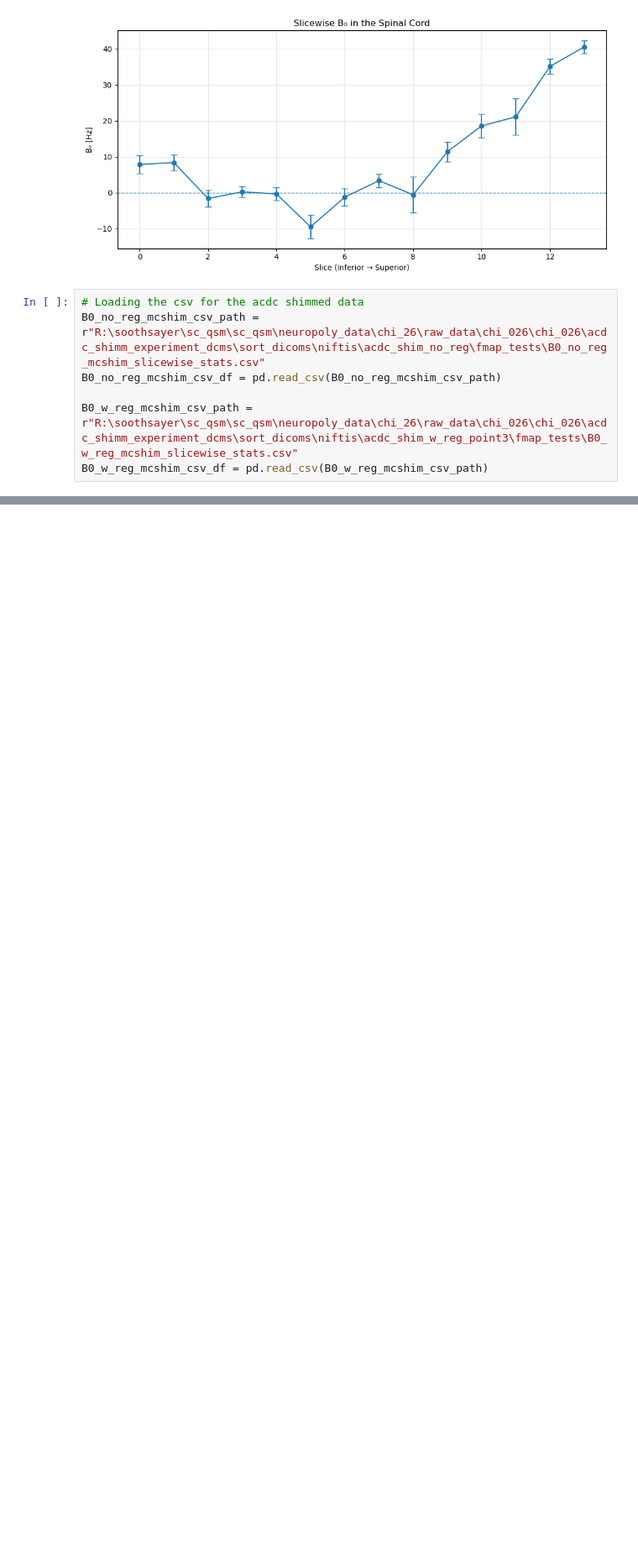
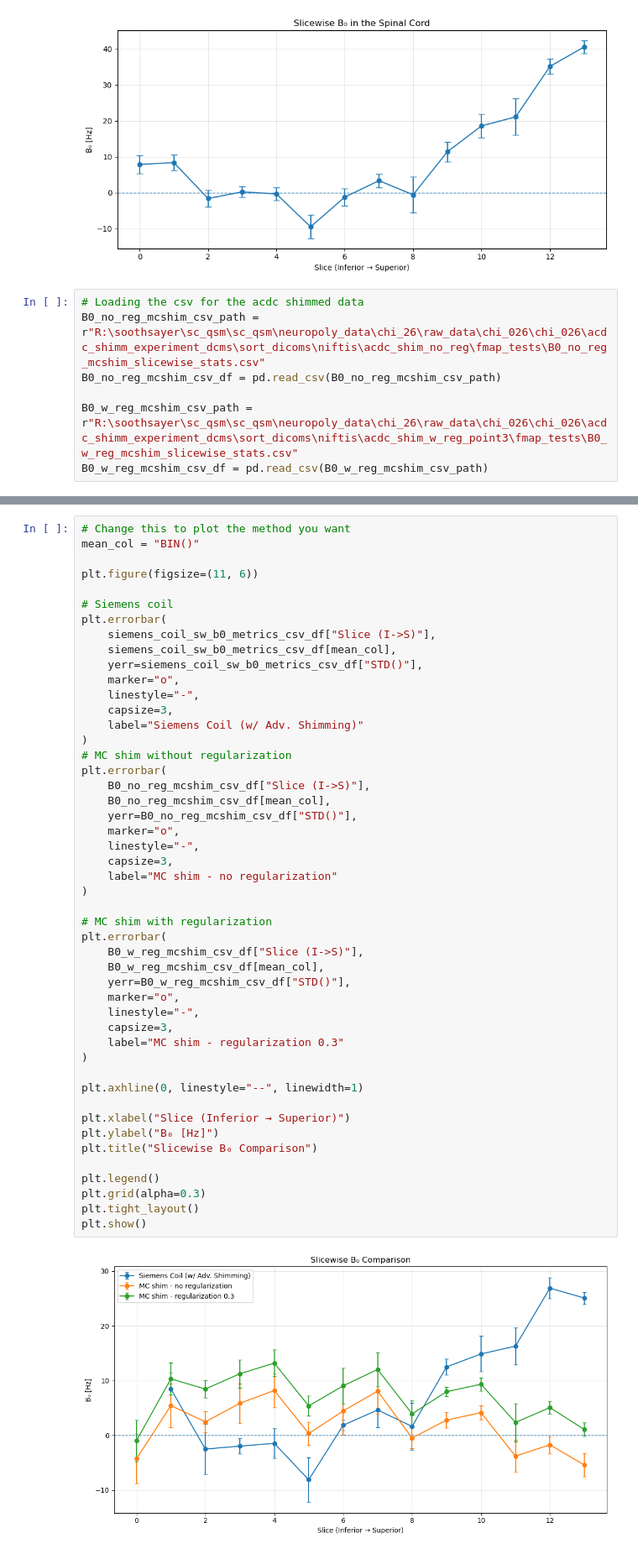
Before and after one commit to sriosq/Image-processing-strategies, a Jupyter notebook: realtime_shimming/acdc_shimm_analysis.ipynb, the cells around one changed output, grey strips where cells are left out. Shown at 84% size. Saved outputs shown, nothing was run; the diff lists cells and outputs as text; blank space fills up the shorter version.

```diff
--- a/realtime_shimming/acdc_shimm_analysis.ipynb
+++ b/realtime_shimming/acdc_shimm_analysis.ipynb
@@ -112,0 +186,50 @@ plt.show()
+# %%
+# Change this to plot the method you want
+mean_col = "BIN()"
+
+plt.figure(figsize=(11, 6))
+
+# Siemens coil
+plt.errorbar(
+    siemens_coil_sw_b0_metrics_csv_df["Slice (I->S)"],
+    siemens_coil_sw_b0_metrics_csv_df[mean_col],
+    yerr=siemens_coil_sw_b0_metrics_csv_df["STD()"],
+    marker="o",
+    linestyle="-",
+    capsize=3,
+    label="Siemens Coil (w/ Adv. Shimming)"
+)
+# MC shim without regularization
+plt.errorbar(
+    B0_no_reg_mcshim_csv_df["Slice (I->S)"],
+    B0_no_reg_mcshim_csv_df[mean_col],
+    yerr=B0_no_reg_mcshim_csv_df["STD()"],
+    marker="o",
+    linestyle="-",
+    capsize=3,
+    label="MC shim - no regularization"
+)
+
+# MC shim with regularization
+plt.errorbar(
+    B0_w_reg_mcshim_csv_df["Slice (I->S)"],
+    B0_w_reg_mcshim_csv_df[mean_col],
+    yerr=B0_w_reg_mcshim_csv_df["STD()"],
+    marker="o",
+    linestyle="-",
+    capsize=3,
+    label="MC shim - regularization 0.3"
+)
+
+plt.axhline(0, linestyle="--", linewidth=1)
+
+plt.xlabel("Slice (Inferior → Superior)")
+plt.ylabel("B₀ [Hz]")
+plt.title("Slicewise B₀ Comparison")
+
+plt.legend()
+plt.grid(alpha=0.3)
+plt.tight_layout()
+plt.show()
+# %% [output]
+[figure, added]
```
Also changed, not shown: parts of 27 cells of this notebook, 13 other files.
